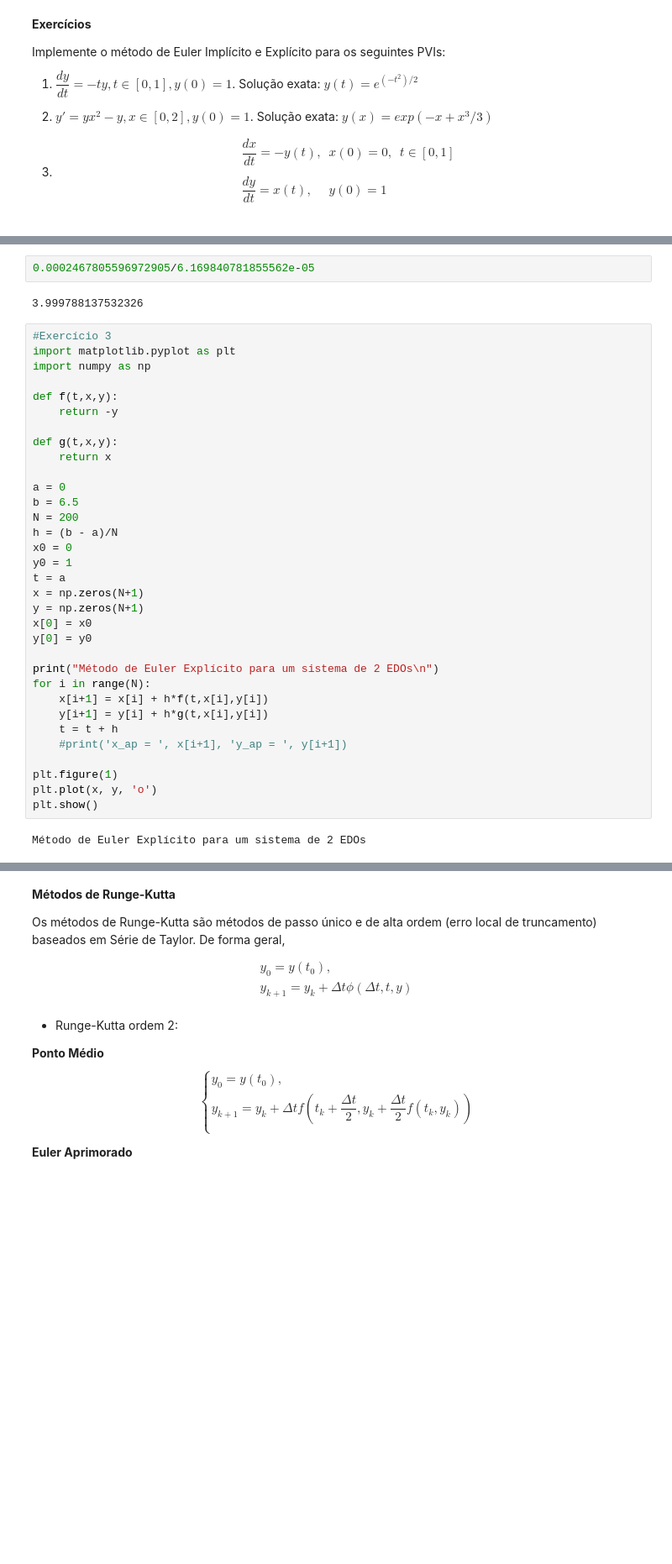
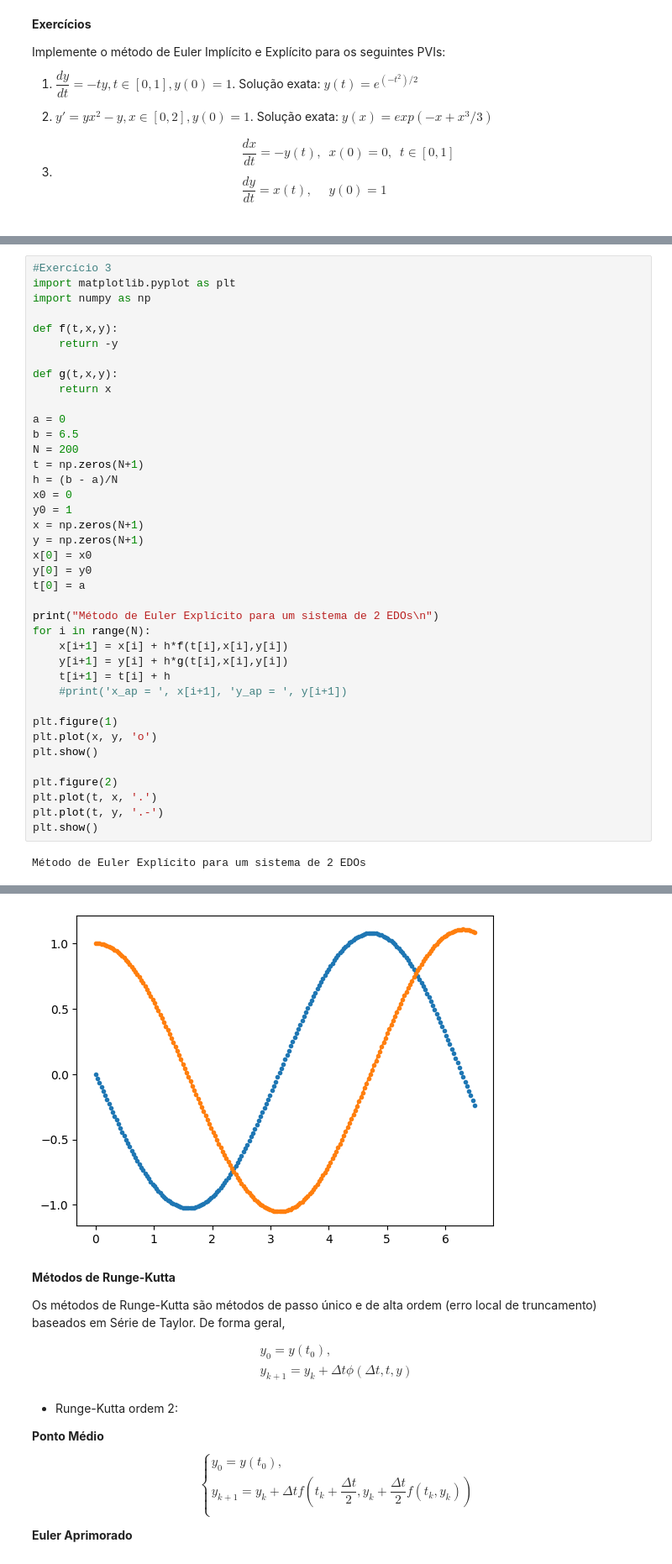
Before and after one commit to pccalegari/exemplos-CN, a Jupyter notebook: EDOs.ipynb, the cells around one changed output, grey strips where cells are left out. Shown: that part at 84% size. Cells and saved outputs as stored; diff of their text form; blank space fills up the shorter version.

```diff
--- a/EDOs.ipynb
+++ b/EDOs.ipynb
@@ -103,43 +85,46 @@ y_aprox =  0.606592358120452 erro =  6.169840781855562e-05
-# %%
-0.0002467805596972905/6.169840781855562e-05
-# %% [output]
-3.999788137532326
 # %%
 #Exercício 3
 import matplotlib.pyplot as plt
 import numpy as np
 
 def f(t,x,y):
     return -y
 
 def g(t,x,y):
     return x
 
 a = 0
 b = 6.5
 N = 200
+t = np.zeros(N+1)
 h = (b - a)/N
 x0 = 0
 y0 = 1
-t = a
 x = np.zeros(N+1)
 y = np.zeros(N+1)
 x[0] = x0
 y[0] = y0
+t[0] = a
 
 print("Método de Euler Explícito para um sistema de 2 EDOs\n")
 for i in range(N):
-    x[i+1] = x[i] + h*f(t,x[i],y[i])
-    y[i+1] = y[i] + h*g(t,x[i],y[i])
-    t = t + h
+    x[i+1] = x[i] + h*f(t[i],x[i],y[i])
+    y[i+1] = y[i] + h*g(t[i],x[i],y[i])
+    t[i+1] = t[i] + h
     #print('x_ap = ', x[i+1], 'y_ap = ', y[i+1])
 
 plt.figure(1)
 plt.plot(x, y, 'o')
 plt.show()
+
+plt.figure(2)
+plt.plot(t, x, '.')
+plt.plot(t, y, '.-')
+plt.show()
 # %% [output]
 Método de Euler Explícito para um sistema de 2 EDOs
 [figure]
+[figure, added]
 # %% [markdown]
 **Métodos de Runge-Kutta**
 
```
Also changed, not shown: parts of 2 cells of this notebook.
